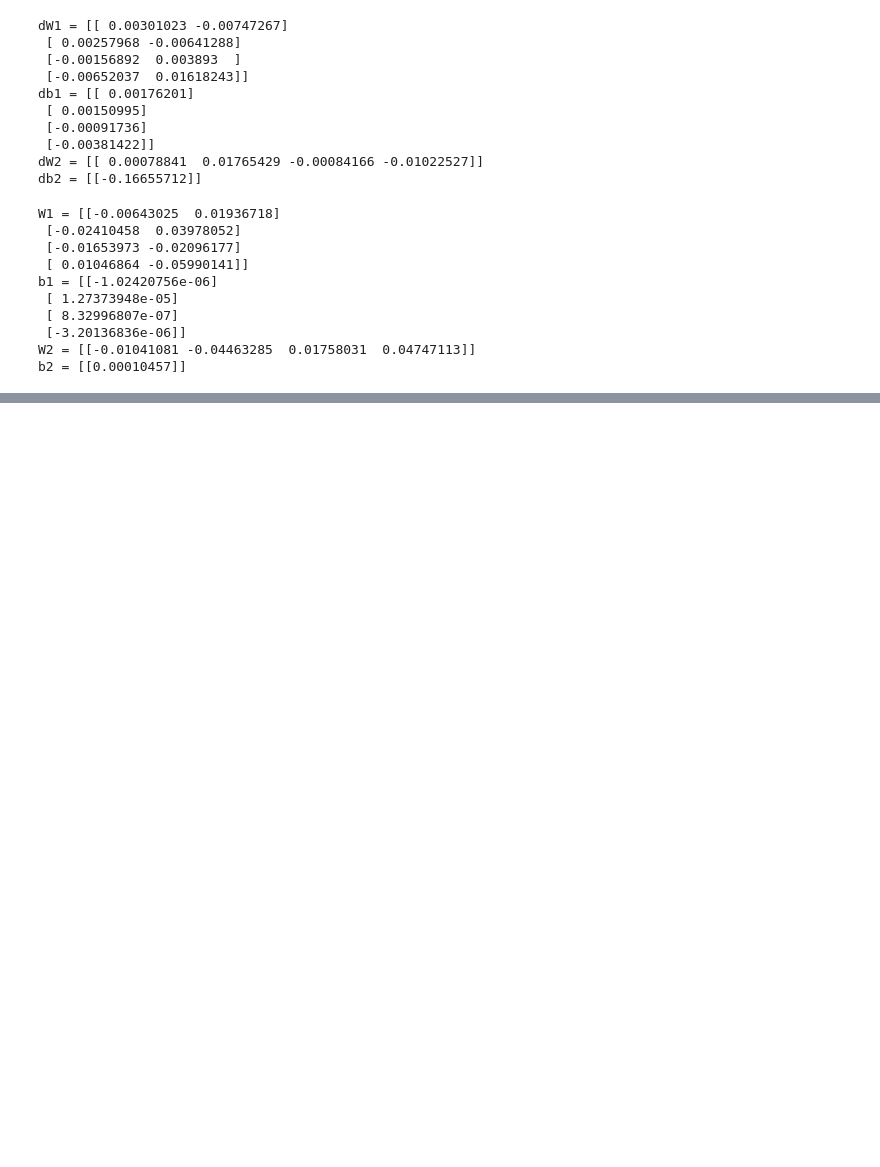
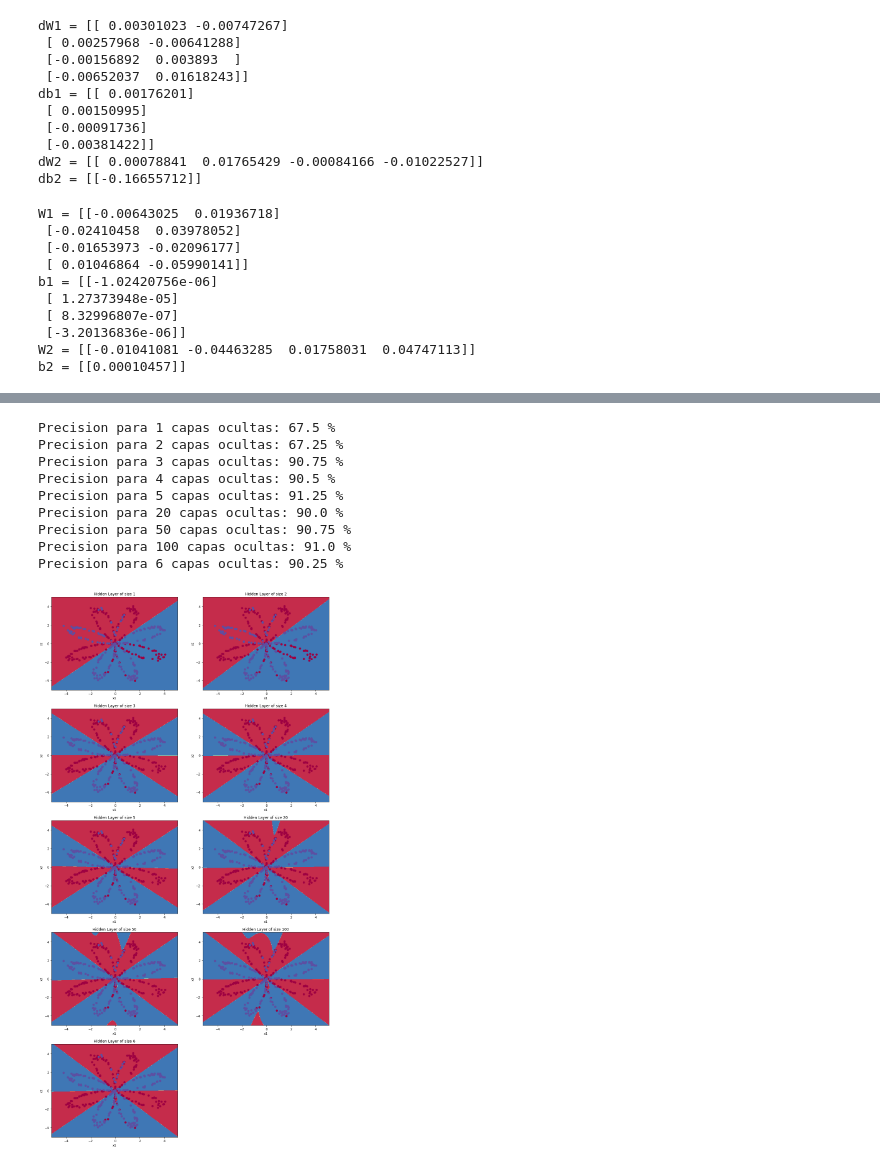
Before and after one commit to kleysonklaus/rn_reconocimiento_flor, a Jupyter notebook: clasificador utilizando la funcion logistica.ipynb, the cells around one changed output, grey strips where cells are left out. Drawn from its saved outputs; the diff is of its cells as text; code cells hidden in the pictures; blank space fills up the shorter version.

```diff
--- a/clasificador utilizando la funcion logistica.ipynb
+++ b/clasificador utilizando la funcion logistica.ipynb
@@ -257,0 +328,22 @@ def nn_model(X, Y, n_h, num_iterations = 10000, print_cost=False):
+# %%
+plt.figure(figsize=(16, 32))
+hidden_layer_sizes = [1, 2, 3, 4, 5, 20, 50,100,6]
+for i, n_h in enumerate(hidden_layer_sizes):
+    plt.subplot(5, 2, i+1)
+    plt.title('Hidden Layer of size %d' % n_h)
+    parameters = nn_model(X, Y, n_h, num_iterations = 5000)
+    plot_decision_boundary(lambda x: predict(parameters, x.T), X, Y[0])
+    predictions = predict(parameters, X)
+    accuracy = float((np.dot(Y,predictions.T) + np.dot(1-Y,1-predictions.T))/float(Y.size)*100)
+    print ("Precision para {} capas ocultas: {} %".format(n_h, accuracy))
+# %% [output]
+Precision para 1 capas ocultas: 67.5 %
+Precision para 2 capas ocultas: 67.25 %
+Precision para 3 capas ocultas: 90.75 %
+Precision para 4 capas ocultas: 90.5 %
+Precision para 5 capas ocultas: 91.25 %
+Precision para 20 capas ocultas: 90.0 %
+Precision para 50 capas ocultas: 90.75 %
+Precision para 100 capas ocultas: 91.0 %
+Precision para 6 capas ocultas: 90.25 %
+[figure, added]
```
Also changed, not shown: parts of 6 cells of this notebook.
